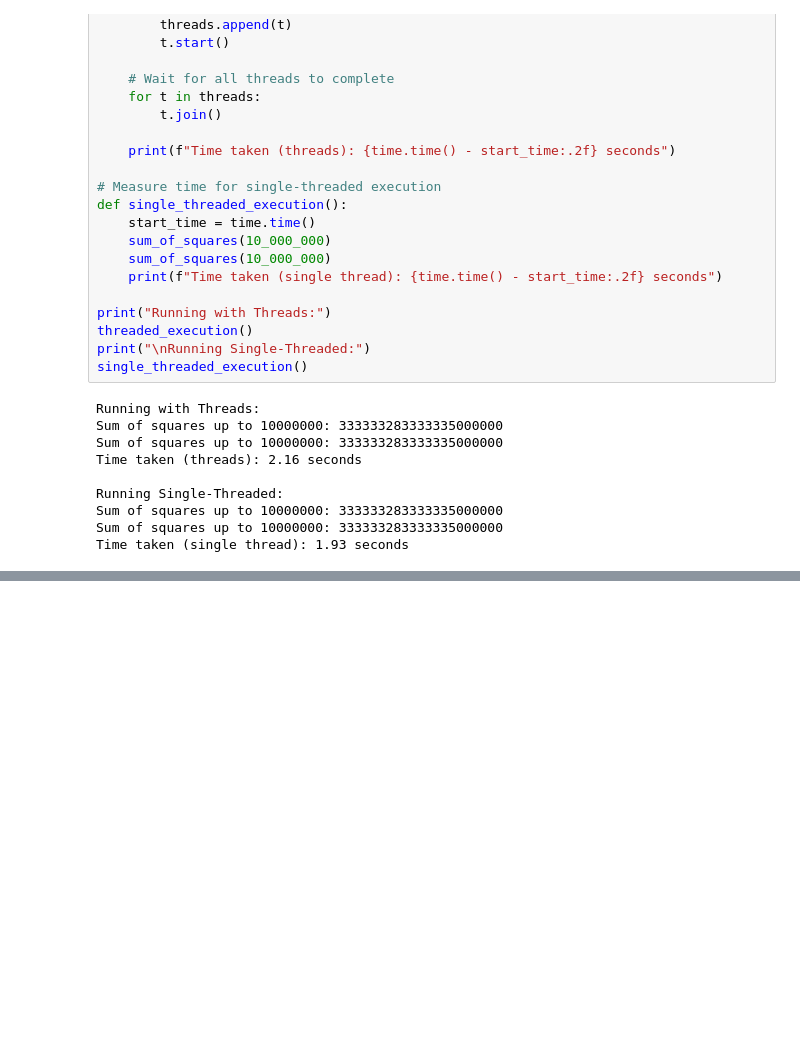
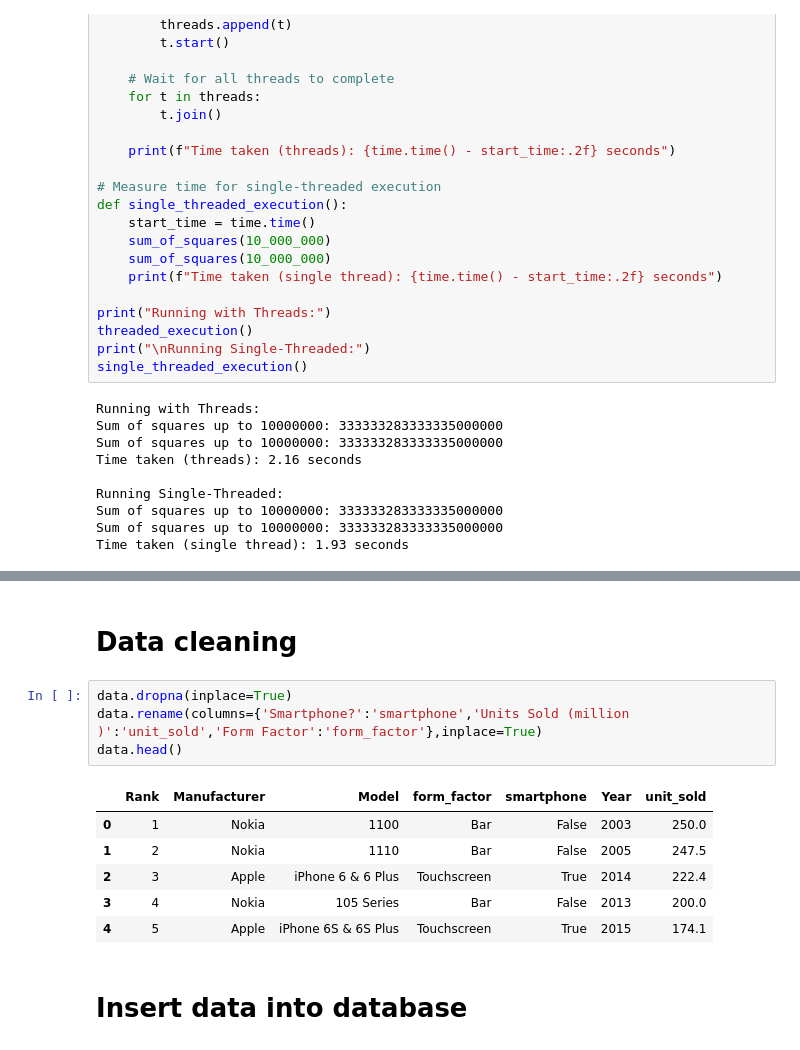
Before and after one commit to tekraj/python-programming, a Jupyter notebook: week-7.ipynb, the cells around one changed output, grey strips where cells are left out. Saved outputs shown, nothing was run; the diff lists cells and outputs as text; blank space fills up the shorter version.

```diff
--- a/week-7.ipynb
+++ b/week-7.ipynb
@@ -287,0 +301,15 @@ Time taken (single thread): 1.93 seconds
+# %% [markdown]
+# Data cleaning
+# %%
+data.dropna(inplace=True)
+data.rename(columns={'Smartphone?':'smartphone','Units Sold (million )':'unit_sold','Form Factor':'form_factor'},inplace=True)
+data.head()
+# %% [output]
+|  | Rank | Manufacturer | Model | form_factor | smartphone | Year | unit_sold |
+| 0 | 1 | Nokia | 1100 | Bar | False | 2003 | 250.0 |
+| 1 | 2 | Nokia | 1110 | Bar | False | 2005 | 247.5 |
+| 2 | 3 | Apple | iPhone 6 & 6 Plus | Touchscreen | True | 2014 | 222.4 |
+| 3 | 4 | Nokia | 105 Series | Bar | False | 2013 | 200.0 |
+| 4 | 5 | Apple | iPhone 6S & 6S Plus | Touchscreen | True | 2015 | 174.1 |
+# %% [markdown]
+# Insert data into database
```
Also changed, not shown: parts of 4 cells of this notebook, 4 other files.
